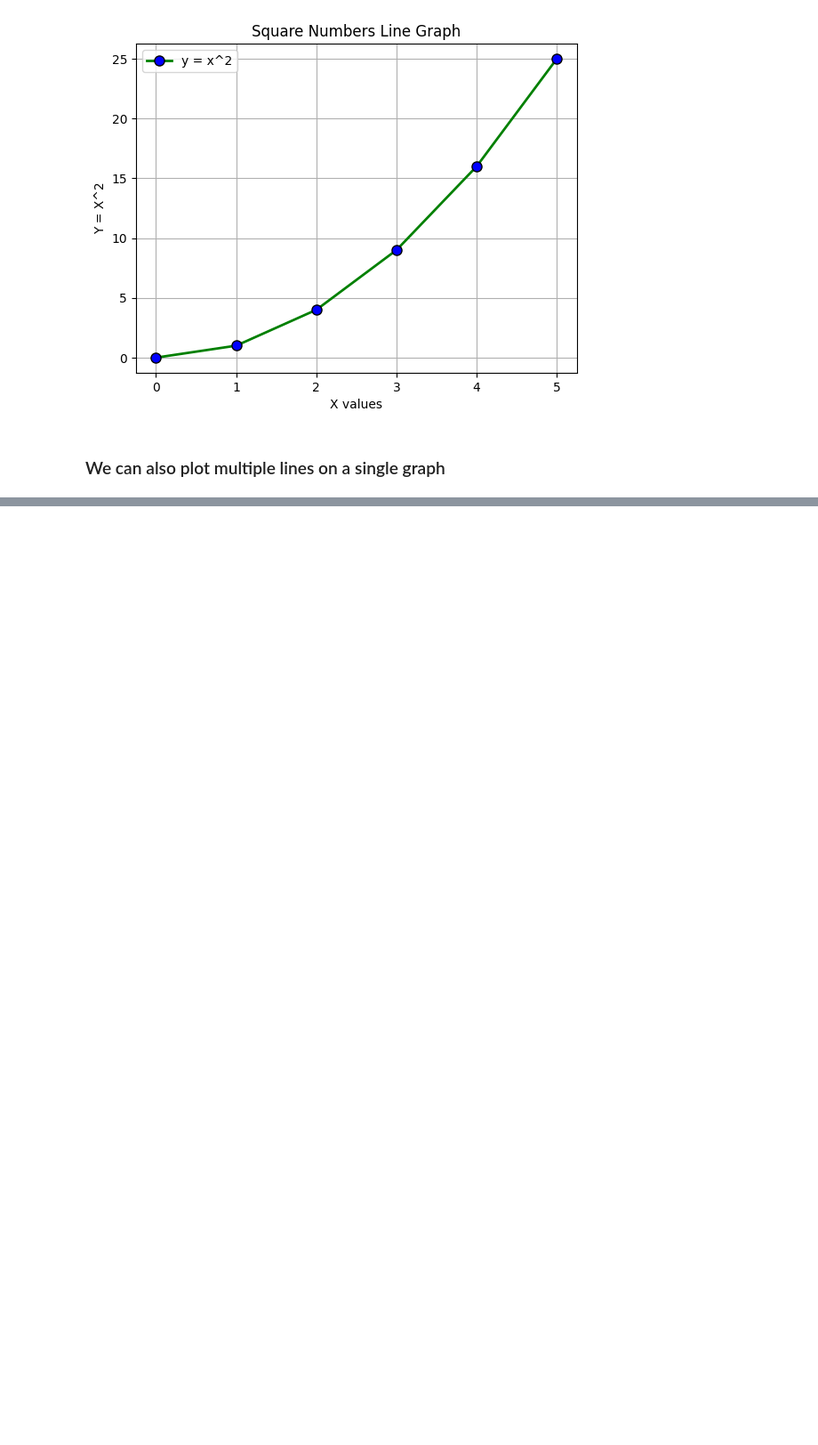
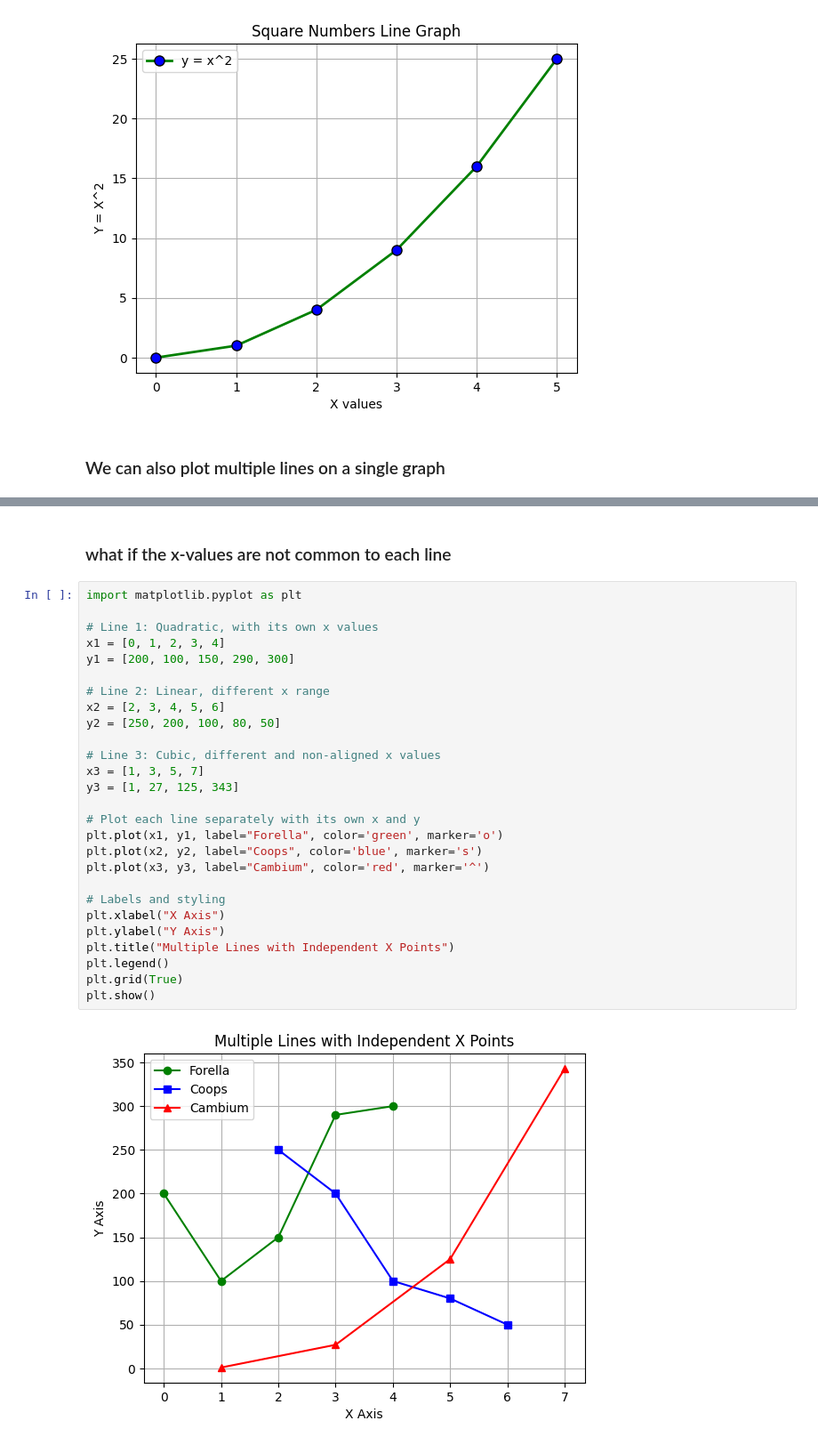
Before and after one commit to macc72/matplotlib_journey, a Jupyter notebook: MatplotlibStarter.ipynb, the cells around one changed output, grey strips where cells are left out. Shown at 89% size. Cells and saved outputs as stored; diff of their text form; blank space fills up the shorter version.

```diff
--- a/MatplotlibStarter.ipynb
+++ b/MatplotlibStarter.ipynb
@@ -74,3 +73,34 @@ plt.grid(True)
 plt.show()
 # %% [output]
 [figure]
+# %% [markdown]
+### what if the x-values are not common to each line
+# %%
+import matplotlib.pyplot as plt
+
+# Line 1: Quadratic, with its own x values
+x1 = [0, 1, 2, 3, 4]
+y1 = [200, 100, 150, 290, 300]
+
+# Line 2: Linear, different x range
+x2 = [2, 3, 4, 5, 6]
+y2 = [250, 200, 100, 80, 50]
+
+# Line 3: Cubic, different and non-aligned x values
+x3 = [1, 3, 5, 7]
+y3 = [1, 27, 125, 343]
+
+# Plot each line separately with its own x and y
+plt.plot(x1, y1, label="Forella", color='green', marker='o')
+plt.plot(x2, y2, label="Coops", color='blue', marker='s')
+plt.plot(x3, y3, label="Cambium", color='red', marker='^')
+
+# Labels and styling
+plt.xlabel("X Axis")
+plt.ylabel("Y Axis")
+plt.title("Multiple Lines with Independent X Points")
+plt.legend()
+plt.grid(True)
+plt.show()
+# %% [output]
+[figure, added]
```
Also changed, not shown: parts of 2 cells of this notebook.
